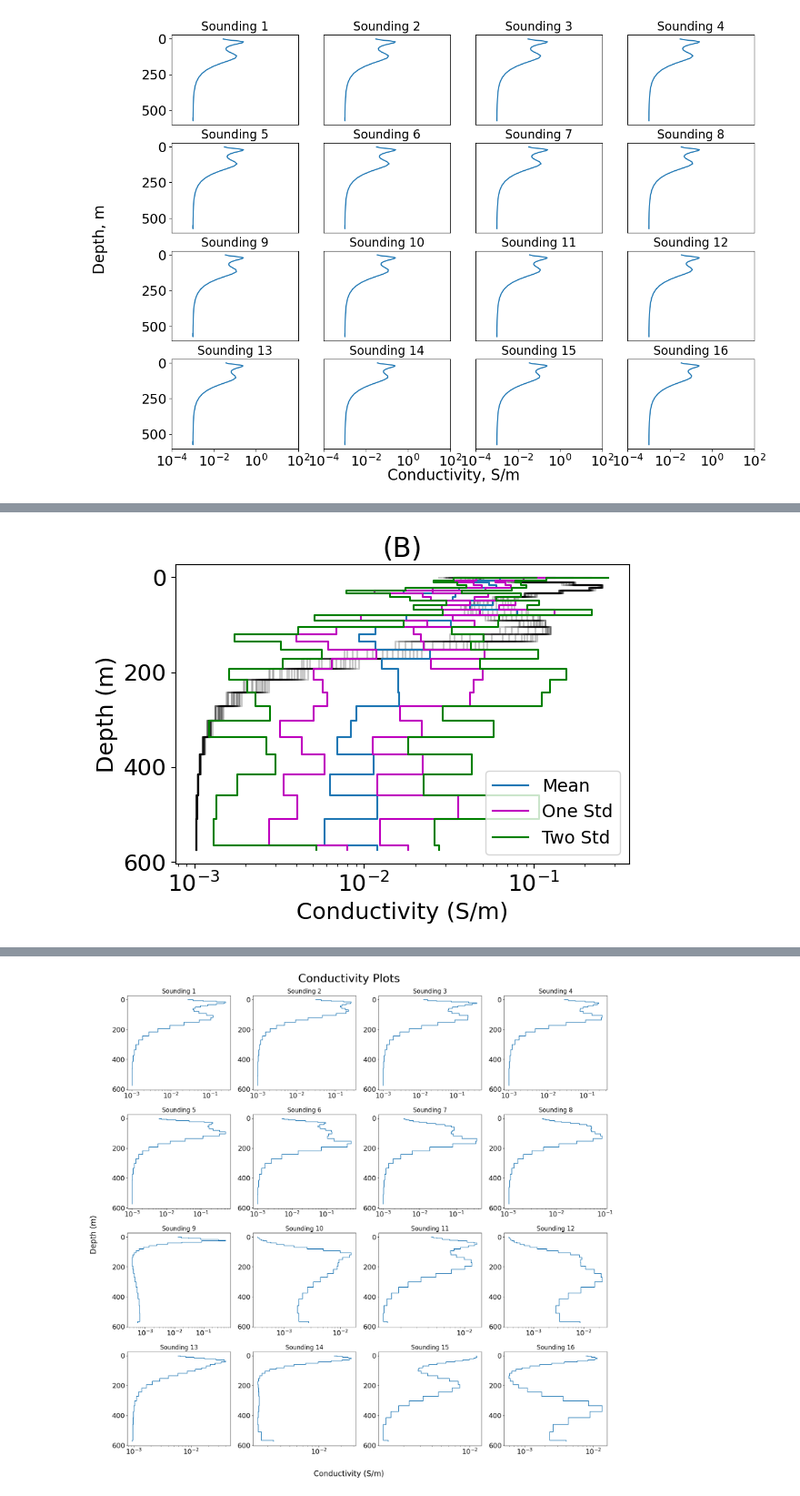
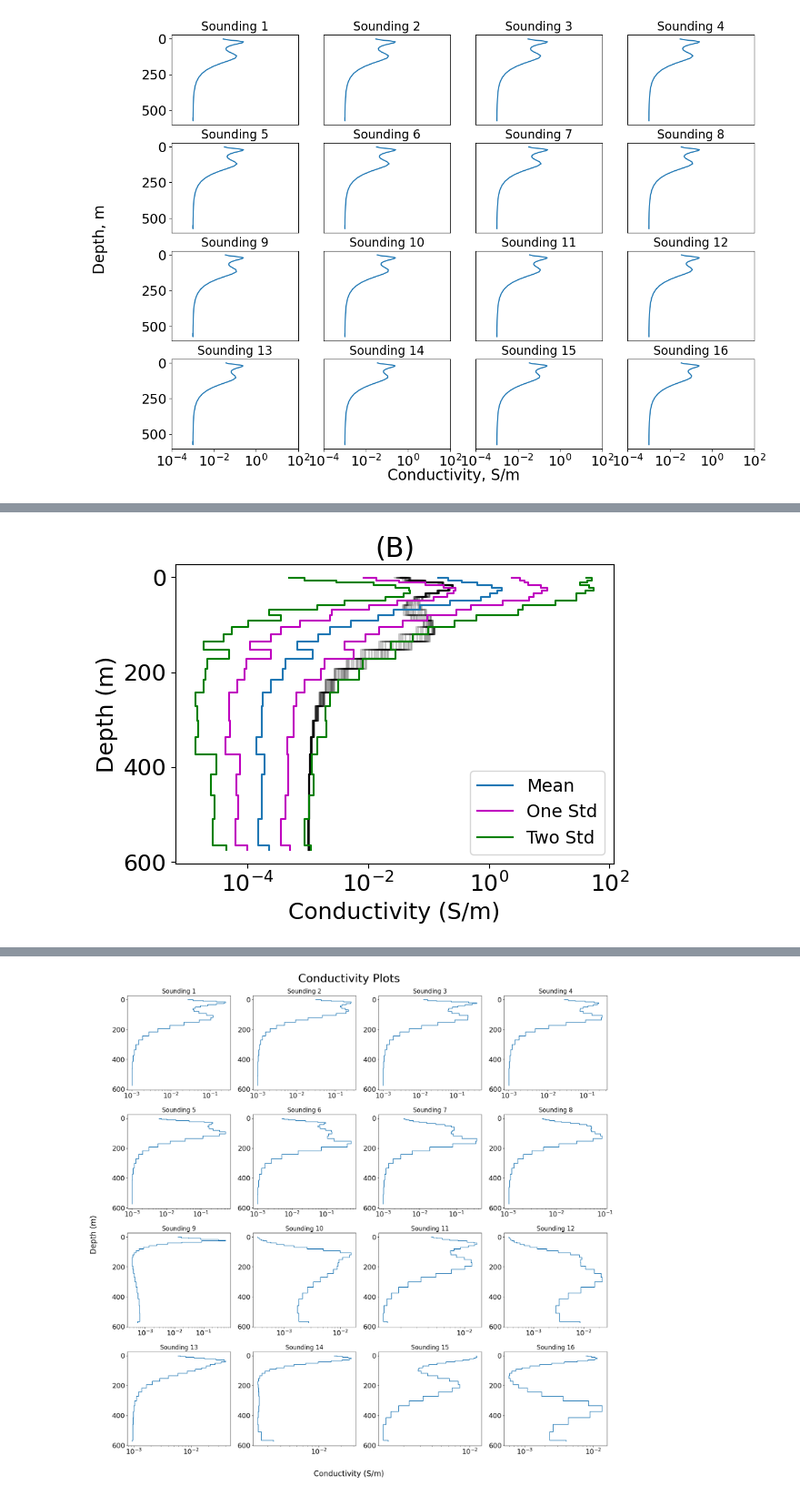
Before and after one commit to sarafhirsch/EM-CVAE-Graduate_Research, a Jupyter notebook: MT_64_Updated.ipynb, the cells around one changed output, grey strips where cells are left out. Shown at 91% size. Cells and saved outputs as stored; diff of their text form; code cells hidden in the pictures.

Commit message:
VAE Plots 3

```diff
--- a/MT_64_Updated.ipynb
+++ b/MT_64_Updated.ipynb
@@ -1667,30 +1667,30 @@ plt.show()
 # %%
 mean_cond3 = np.mean(zmd3_logs,axis=0)
 # mean_true_cond2 = np.mean(true_models2, axis=0)
 std_cond3 = np.std(zmd3_logs,axis=0)
 
 fig, ax = plt.subplots()
 for log in true_models3:
     ax.plot(np.exp(log[:-2]), plot_depths[:-2],drawstyle='steps-post', c='k', alpha=0.2)
-ax.plot(np.exp(mean_cond3[:-2])/100, plot_depths[:-2], drawstyle='steps-post',label='Mean')
-ax.plot(np.exp(mean_cond3[:-2]+std_cond3[:-2])/100,plot_depths[:-2], drawstyle='steps-post', c='m', label="One Std")
-ax.plot(np.exp(mean_cond3[:-2]-std_cond3[:-2])/100, plot_depths[:-2], drawstyle='steps-post', c='m')
-ax.plot(np.exp(mean_cond3[:-2]+2*std_cond3[:-2])/100, plot_depths[:-2], drawstyle='steps-post', c='g', label= 'Two Std') # type: ignore
-ax.plot(np.exp(mean_cond3[:-2]-2*std_cond3[:-2])/100, plot_depths[:-2], drawstyle='steps-post', c='g')
+ax.plot(np.exp(mean_cond3[:-2]), plot_depths[:-2], drawstyle='steps-post',label='Mean')
+ax.plot(np.exp(mean_cond3[:-2]+std_cond3[:-2]),plot_depths[:-2], drawstyle='steps-post', c='m', label="One Std")
+ax.plot(np.exp(mean_cond3[:-2]-std_cond3[:-2]), plot_depths[:-2], drawstyle='steps-post', c='m')
+ax.plot(np.exp(mean_cond3[:-2]+2*std_cond3[:-2]), plot_depths[:-2], drawstyle='steps-post', c='g', label= 'Two Std') # type: ignore
+ax.plot(np.exp(mean_cond3[:-2]-2*std_cond3[:-2]), plot_depths[:-2], drawstyle='steps-post', c='g')
 # ax.plot(true_test1[1],plot_depths, c='orange', label = 'True Mean')
 ax.invert_yaxis()
 ax.axes.set_xlabel("Conductivity (S/m)")
 ax.axes.set_ylabel("Depth (m)")
 ax.axes.set_xscale('log')
 # ax.axes.set_xlim(1e-1, 1e3)
 ax.axes.set_title('(B)')
 ax.axes.legend(fontsize=14)
 
 plt.tight_layout()
 plt.savefig('Preliminary_generated_plots_mean&2std.jpg')
 plt.show()
 # %% [output]
-[figure, old version]
+[figure, new version]
 # %%
 true_test2_flat = true_models3.flatten()
 pred_test2_flat = zmd3_logs.flatten()
```
Also changed, not shown: parts of 28 cells of this notebook, 8 other files.
